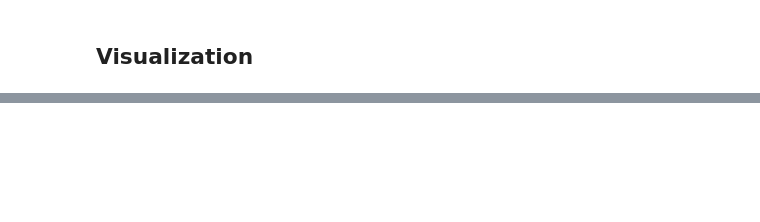
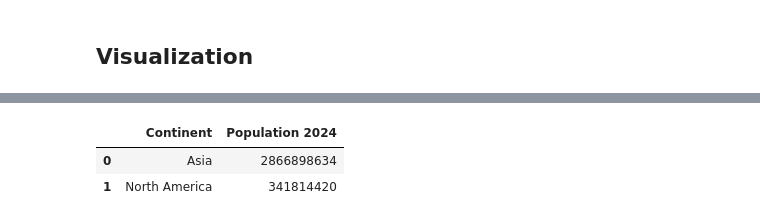
Before and after one commit to glimmer-jm/Projects, a Jupyter notebook: World_Population_analysis_2024.ipynb, the cells around one changed output, grey strips where cells are left out. Saved outputs shown, nothing was run; the diff lists cells and outputs as text; code cells hidden in the pictures; blank space fills up the shorter version.

```diff
--- a/World_Population_analysis_2024.ipynb
+++ b/World_Population_analysis_2024.ipynb
@@ -264,0 +192,21 @@ Let's have a look on the population:
+# %%
+df_pop= df.copy()
+# Assuming 'Continent' column is missing, create a mapping
+continent_mapping = {
+    # Add country-continent mappings here, for example:
+    'India': 'Asia',
+    'China': 'Asia',
+    'United States': 'North America',
+    # ... add mappings for all countries in your dataset
+}
+
+# Create a new 'Continent' column using the mapping
+df_pop['Continent'] = df_pop['Country'].map(continent_mapping)
+
+df_pop = pd.DataFrame(df_pop.groupby('Continent')['Population 2024'].sum()).reset_index()
+df_pop = df_pop.sort_values('Population 2024', ascending=False)
+df_pop.head()
+# %% [output]
+|  | Continent | Population 2024 |
+| 0 | Asia | 2866898634 |
+| 1 | North America | 341814420 |
```
Also changed, not shown: parts of 5 cells of this notebook.
